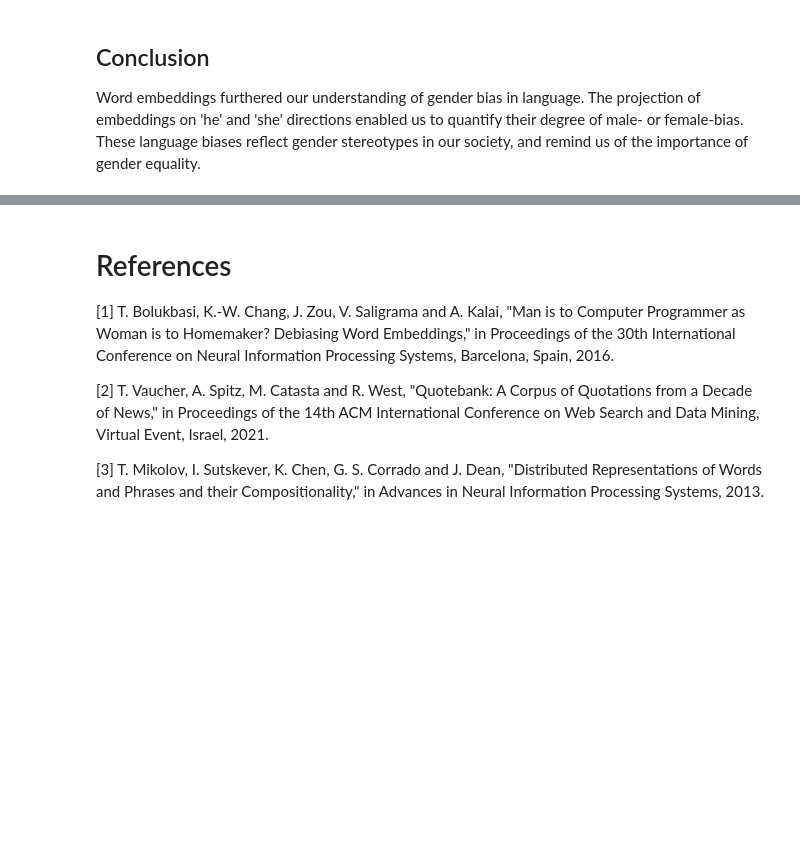
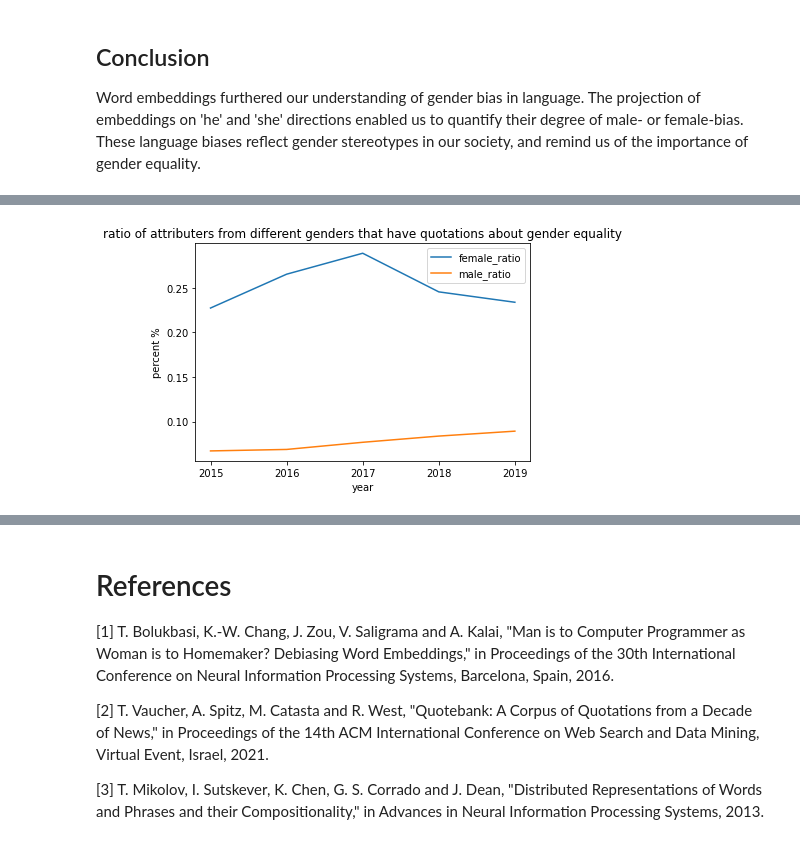
Before and after one commit to Yuxing0610/Gender_Bias_Analysis, a Jupyter notebook: data_analysis_final.ipynb, the cells around one changed output, grey strips where cells are left out. Drawn from its saved outputs; the diff is of its cells as text; code cells hidden in the pictures; blank space fills up the shorter version.

```diff
--- a/data_analysis_final.ipynb
+++ b/data_analysis_final.ipynb
@@ -1089,0 +1402,9 @@ Word embeddings furthered our understanding of gender bias in language. The proj
+# %%
+sns.lineplot(x="year", y="female_ratio", data=new_df, label = 'female_ratio')
+sns.lineplot(x="year", y="male_ratio", data=new_df, label = 'male_ratio')
+plt.title("ratio of attributers from different genders that have quotations about gender equality")
+plt.ylabel("percent %")
+plt.legend(loc='upper right')
+plt.show()
+# %% [output]
+[figure, added]
```
Also changed, not shown: parts of 23 cells of this notebook.
